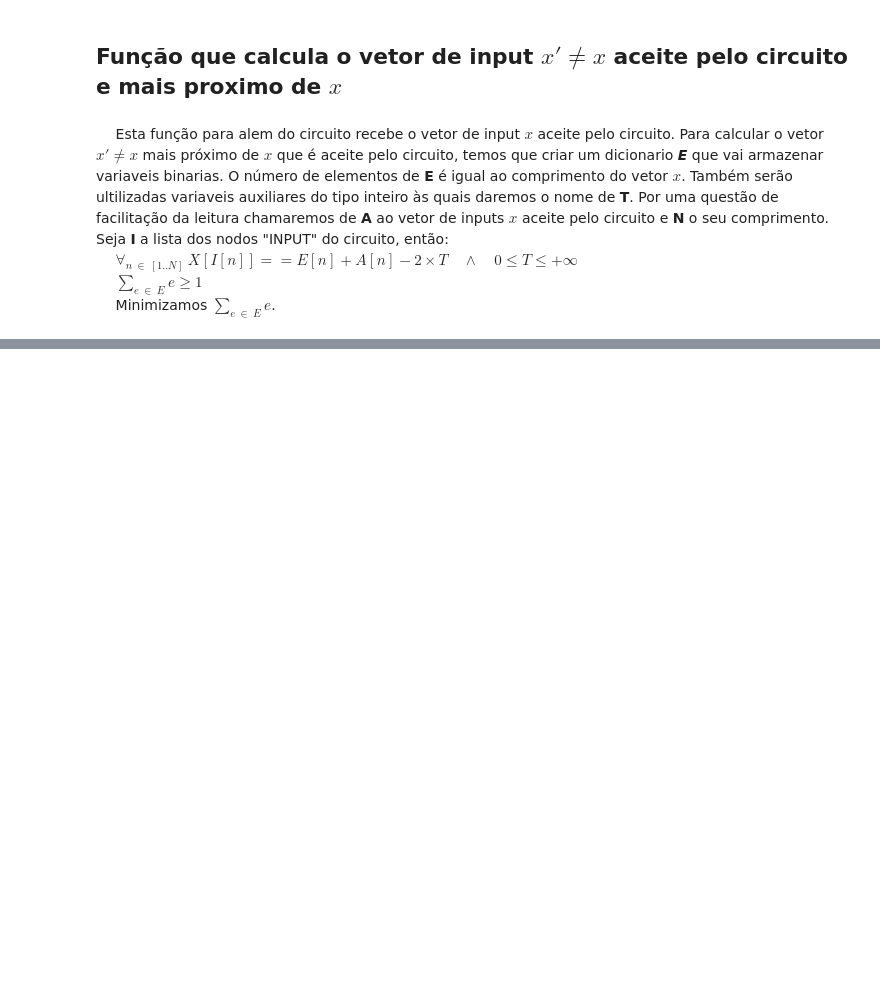
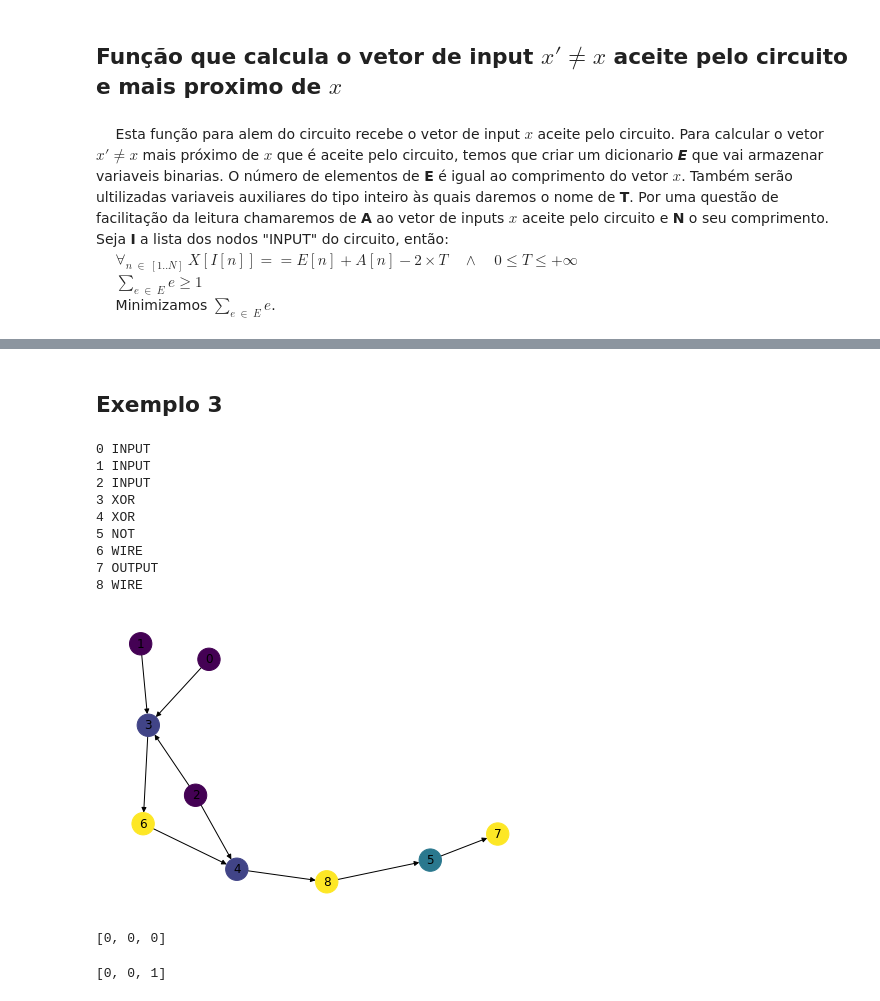
Before and after one commit to zoisper/LC-Projeto, a Jupyter notebook: 2/Circuito.ipynb, the cells around one changed output, grey strips where cells are left out. Cells and saved outputs as stored; diff of their text form; code cells hidden in the pictures; blank space fills up the shorter version.

```diff
--- a/2/Circuito.ipynb
+++ b/2/Circuito.ipynb
@@ -280,0 +313,27 @@ next_solution(G,S)
+# %% [markdown]
+## Exemplo 3
+# %%
+G3 = circuit_generator(3,0.2)
+nx.draw(G3, with_labels = True, node_size=500, node_color=[G3.nodes[n]['color'] for n in G3])
+for g in G3:
+    print(g,G3.nodes[g]['type'])
+# %% [output]
+0 INPUT
+1 INPUT
+2 INPUT
+3 XOR
+4 XOR
+5 NOT
+6 WIRE
+7 OUTPUT
+8 WIRE
+[figure, added]
+# %%
+S3 = calculate_input(G3)
+print(S3)
+# %% [output]
+[0, 0, 0]
+# %%
+next_solution(G3,S3)
+# %% [output]
+[0, 0, 1]
```
Also changed, not shown: parts of 11 cells of this notebook.
